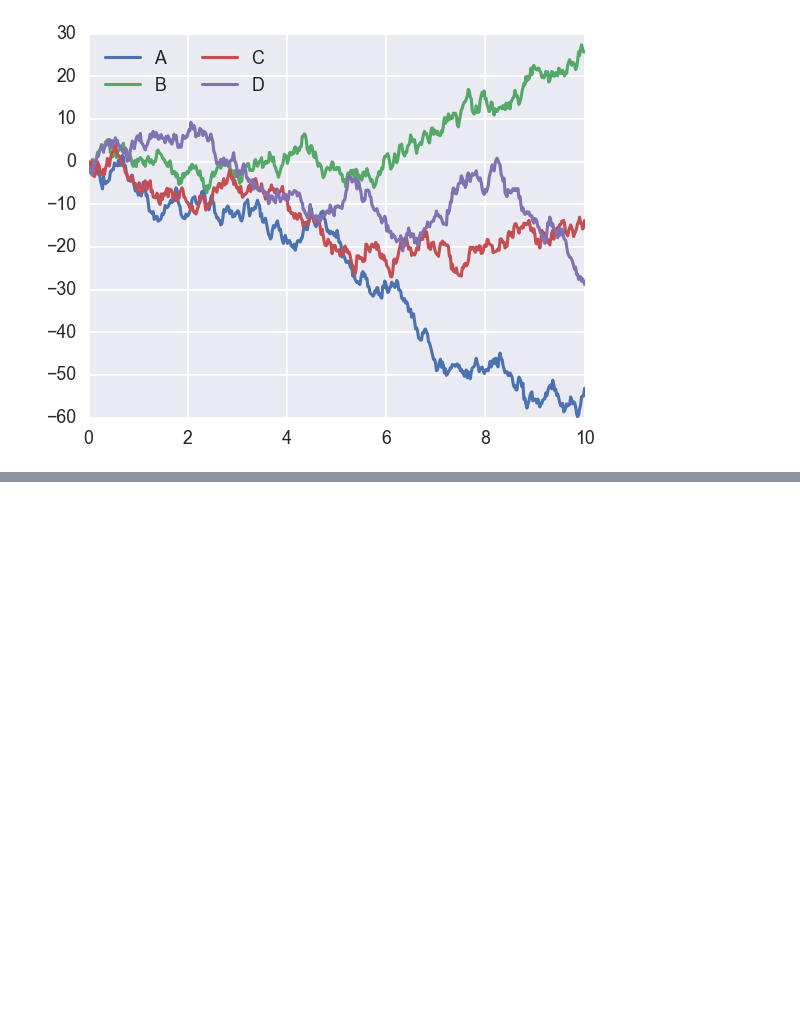
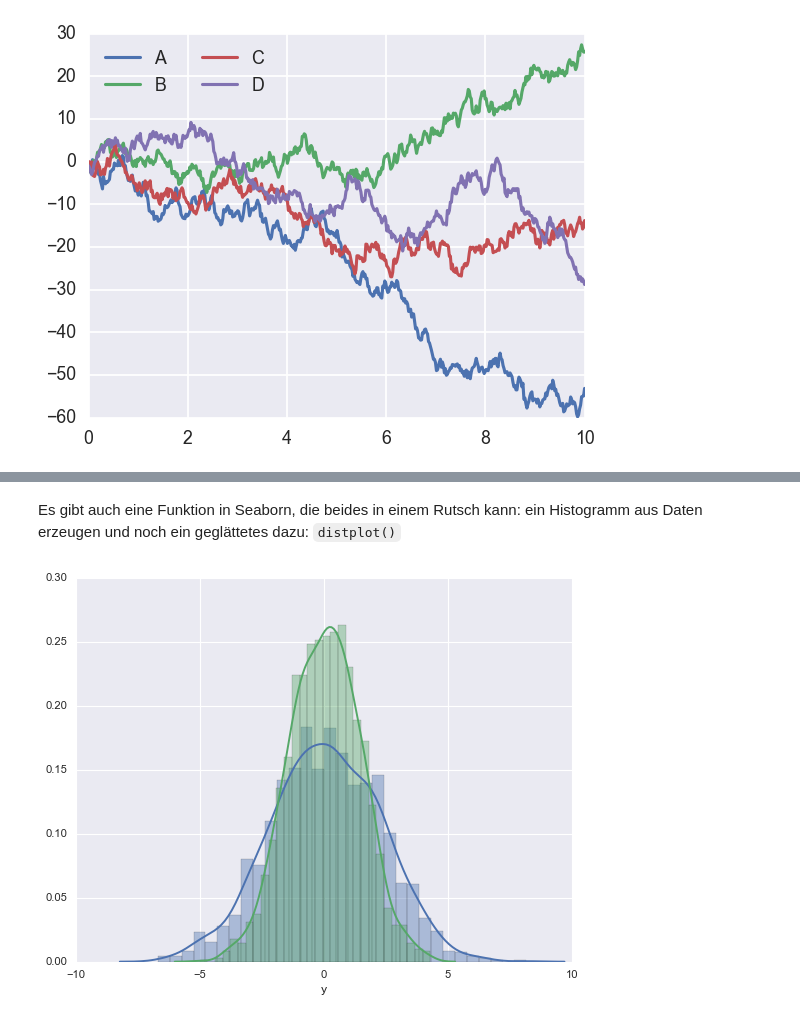
Before and after one commit to juebrauer/course_introduction_to_python, a Jupyter notebook: 08_seaborn_grundlagen/seaborn_grundlagen.ipynb, the cells around one changed output, grey strips where cells are left out. Saved outputs shown, nothing was run; the diff lists cells and outputs as text; code cells hidden in the pictures; blank space fills up the shorter version.

```diff
--- a/08_seaborn_grundlagen/seaborn_grundlagen.ipynb
+++ b/08_seaborn_grundlagen/seaborn_grundlagen.ipynb
@@ -148,0 +186,10 @@ plt.show()
+# %% [markdown]
+Es gibt auch eine Funktion in Seaborn, die beides in einem Rutsch kann: ein Histogramm aus Daten erzeugen und noch ein geglättetes dazu: `distplot()`
+# %%
+plt.clf()
+sns.distplot(data['x'])
+sns.distplot(data['y'])
+plt.ylim(0,0.3)
+plt.show()
+# %% [output]
+[figure, added]
```
Also changed, not shown: parts of 20 cells of this notebook.
